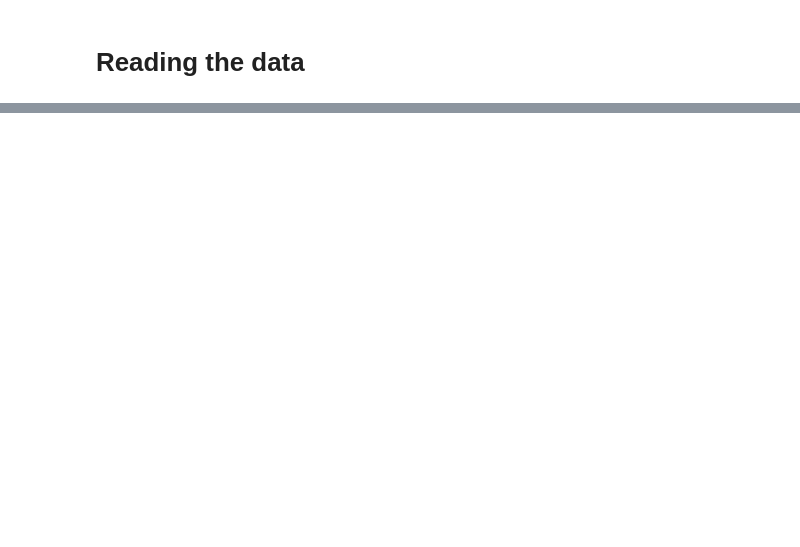
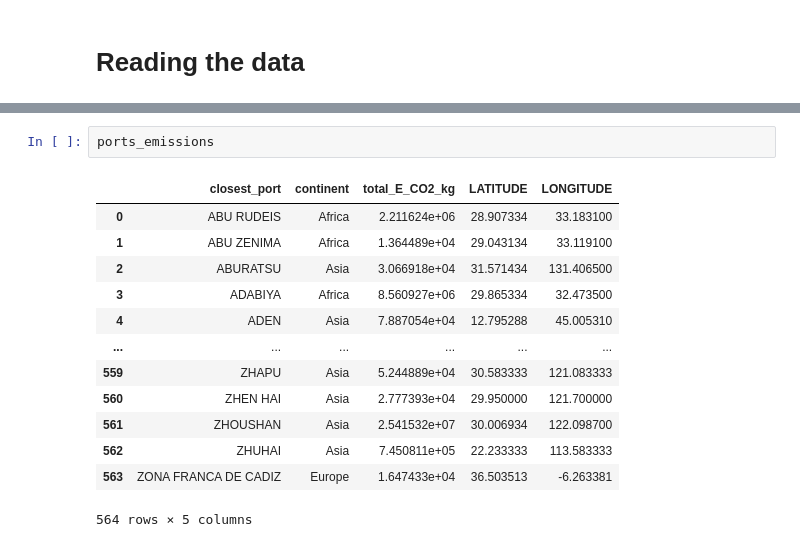
Before and after one commit to Kalpayam/t-e_data, a Jupyter notebook: notebook.ipynb, the cells around one changed output, grey strips where cells are left out. Drawn from its saved outputs; the diff is of its cells as text; blank space fills up the shorter version.

```diff
--- a/notebook.ipynb
+++ b/notebook.ipynb
@@ -31,0 +15,16 @@ DatabaseError: Execution failed on sql 'select * from ports_emissions': no such
+# %%
+ports_emissions
+# %% [output]
+|  | closest_port | continent | total_E_CO2_kg | LATITUDE | LONGITUDE |
+| 0 | ABU RUDEIS | Africa | 2.211624e+06 | 28.907334 | 33.183100 |
+| 1 | ABU ZENIMA | Africa | 1.364489e+04 | 29.043134 | 33.119100 |
+| 2 | ABURATSU | Asia | 3.066918e+04 | 31.571434 | 131.406500 |
+| 3 | ADABIYA | Africa | 8.560927e+06 | 29.865334 | 32.473500 |
+| 4 | ADEN | Asia | 7.887054e+04 | 12.795288 | 45.005310 |
+| ... | ... | ... | ... | ... | ... |
+| 559 | ZHAPU | Asia | 5.244889e+04 | 30.583333 | 121.083333 |
+| 560 | ZHEN HAI | Asia | 2.777393e+04 | 29.950000 | 121.700000 |
+| 561 | ZHOUSHAN | Asia | 2.541532e+07 | 30.006934 | 122.098700 |
+| 562 | ZHUHAI | Asia | 7.450811e+05 | 22.233333 | 113.583333 |
+| 563 | ZONA FRANCA DE CADIZ | Europe | 1.647433e+04 | 36.503513 | -6.263381 |
+564 rows × 5 columns
```
Also changed, not shown: parts of 6 cells of this notebook.
